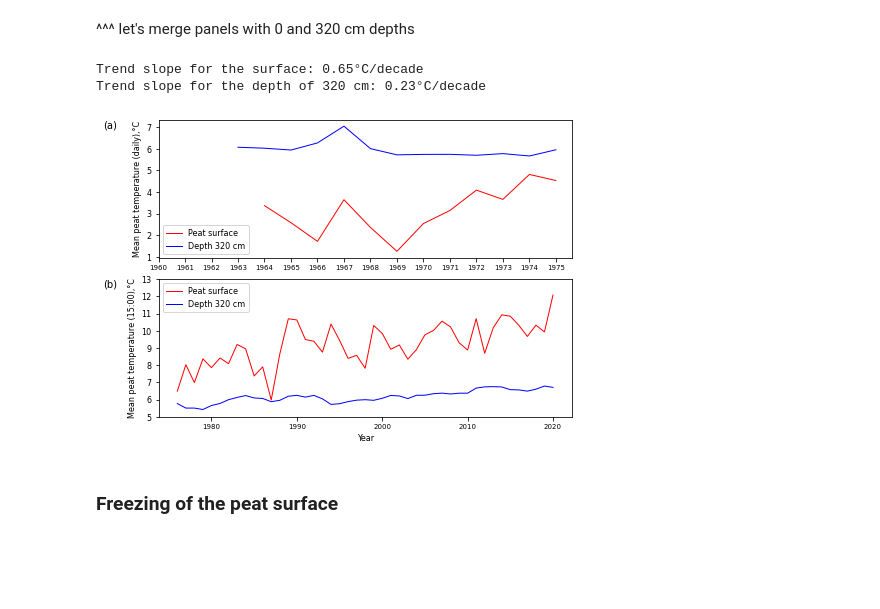
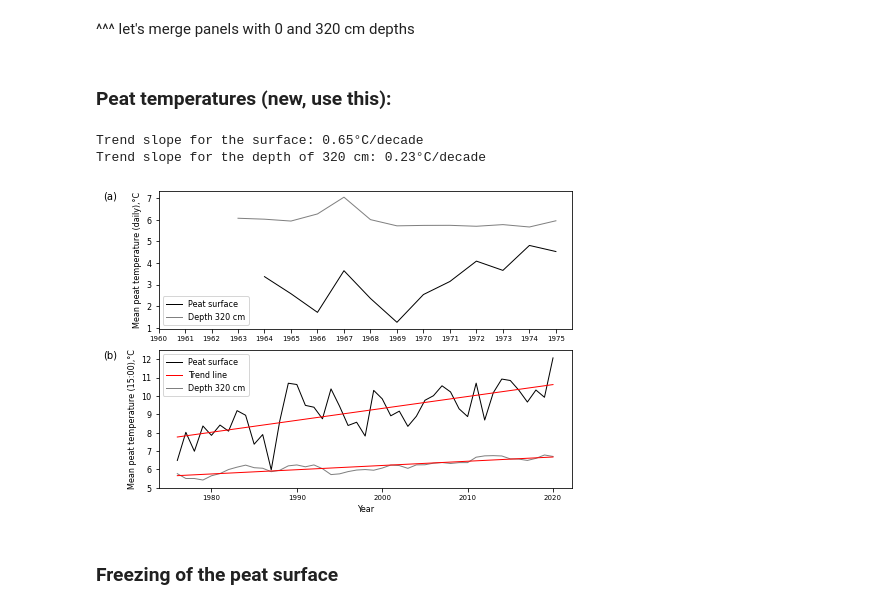
Before and after one commit to shi-hydrology/lammin-suo-plots, a Jupyter notebook: lammin_suo_plots.ipynb, the cells around one changed output. Cells and saved outputs as stored; diff of their text form; code cells hidden in the pictures; blank space fills up the shorter version.

```diff
--- a/lammin_suo_plots.ipynb
+++ b/lammin_suo_plots.ipynb
@@ -473,6 +475,7 @@ ax[0].set_xlim(28, 320)
 monthly_ticks(ax[0], crop=False)
 ax[0].set_xticklabels(("Sep", "Oct", "Nov", "Dec", "Jan", "Feb", "Mar", "Apr", "May", "Jun", "Jul"), minor=True)  # dirty but quick
 ax[0].set_ylabel("Thickness of the snow cover, cm")
+ax[0].legend()
 
 ################### Max snow cover thickness during the spring:
 df = tmp.loc[tmp.index.month < 6]
@@ -484,7 +487,7 @@ df.dropna(inplace=True)
 df["HYDRO_YEAR"] = (df.index.year - 1).astype(str) + "/" + df.index.year.astype(str)
 df = df.iloc[2:]  # 1956/1957 is not available, observation started only from Jan 1957; 1957/58 is not complete
 
-ax[1].plot(df["HYDRO_YEAR"], df["max"], color="k", linewidth=1, label="Thickness")
+ax[1].plot(df["HYDRO_YEAR"], df["max"], color="k", linewidth=1)
 
 df = df.loc[df["YEAR"] > 1988]
 df.dropna(inplace=True)
@@ -493,8 +496,8 @@ fit_fn = np.poly1d(fit)
 print("Trend eqn:", fit_fn)
 df["predicted"] = df["YEAR"] * fit[0] + fit[1]
 
-ax[1].plot(df["HYDRO_YEAR"], df["predicted"], color="grey", linewidth=1, label="Trend since 1988")
-ax[1].set_ylabel("Maximum thickess of the\nsnow cover in spring, cm")
+ax[1].plot(df["HYDRO_YEAR"], df["predicted"], color="r", linewidth=1, label="Trend line")
+ax[1].set_ylabel("The maximum snow thickess, cm")
 ax[1].set_ylim([-1, 130])
 # ax2.set_xlim([0, len(df["HYDRO_YEAR"])])
 
@@ -511,11 +514,21 @@ df["HYDRO_YEAR"] = (df.index.year - 1).astype(str) + "/" + df.index.year.astype(
 df = df.iloc[7:]
 # print("LENGTH", len(df.index))
 
-ax[2].plot(df["HYDRO_YEAR"], df["sum"], color="k", linewidth=1, label="")
+ax[2].plot(df["HYDRO_YEAR"], df["sum"], color="k", linewidth=1)
 ax[2].set_xlabel("Hydrological year")
-ax[2].set_ylabel("Period with a snow cover, days")
+ax[2].set_ylabel("Snow cover duration, days")
 # ax3.set_xlim([0, len(df["HYDRO_YEAR"])])
 ax[2].set_ylim([-1, 200])
+
+# trend line for snow cover duration:
+df["YEAR"] = df.index.year
+df = df.loc[df["YEAR"] > 1988]
+df.dropna(inplace=True)
+fit = np.polyfit(df["YEAR"], df["sum"], 1)
+fit_fn = np.poly1d(fit)
+print("Trend eqn:", fit_fn)
+df["predicted"] = df["YEAR"] * fit[0] + fit[1]
+ax[2].plot(df["HYDRO_YEAR"], df["predicted"], color="r", linewidth=1, label="Trend line")
 
 fig.tight_layout()
 
@@ -524,6 +537,7 @@ for a in (ax[1], ax[2]):
         tick.set_rotation(90)
     for tick in a.get_xticklabels()[1::2]:
         tick.set_visible(False)
+    a.legend()
 
 pos = ax[1].get_position()
 pts = pos.get_points()
@@ -541,7 +555,7 @@ ax[2].set_position(pos)
 
 mark_axes(ax, px=-0.10, py=1.00)
 
-fig_path = os.path.join(fig_dir, "test_03.png")
+fig_path = os.path.join(fig_dir, "fig_09.png")
 plt.savefig(fig_path, dpi=300, transparent=False, facecolor="white", bbox_inches="tight")
 # %% [output]
 Trend eqn:
@@ -619,6 +635,8 @@ Trend slope for the depth of 320 cm: 0.23°C/decade
 [figure]
 # %% [markdown]
 ^^^ let's merge panels with 0 and 320 cm depths
+# %% [markdown]
+### Peat temperatures (new, use this):
 # %%
 fig, ax = plt.subplots(2, 1)
 fig.set_size_inches(2*wu, 2*hu)
@@ -638,11 +656,11 @@ for site in ("PT1", ):  # site 2 was observed only during summertime, we won't u
 
     df_surf = df.loc[df["DEPTH"] == 0]
     df_surf = df_surf.resample("A")["PEAT_TEMP"].agg(["mean"])
-    ax[0].plot(df_surf.index.year, df_surf["mean"], color="r", linewidth=1, label="Peat surface")
+    ax[0].plot(df_surf.index.year, df_surf["mean"], color="k", linewidth=1, label="Peat surface")
 
     df_320 = df.loc[df["DEPTH"] == 320]
     df_320 = df_320.resample("A")["PEAT_TEMP"].agg(["mean"])
-    ax[0].plot(df_320.index.year, df_320["mean"], color="b", linewidth=1, label="Depth 320 cm")
+    ax[0].plot(df_320.index.year, df_320["mean"], color="grey", linewidth=1, label="Depth 320 cm")
 
 ax[0].xaxis.set_ticks(np.arange(df.index.year.min(), df.index.year.max()+1, 1))
 ax[0].set_ylabel("Mean peat temperature (daily),°C")
@@ -662,40 +680,44 @@ tmp = tmp.loc[tmp["SITE"] == "PT1"]
 # PEAT SURFACE
 df = tmp.loc[tmp["DEPTH"] == 0]
 # print(df)
 df = df.resample("A")["PEAT_TEMP"].agg(["mean", "max"])
 # print(df)
-ax[1].plot(df.index.year, df["mean"], color="r", linewidth=1, label="Peat surface")
+ax[1].plot(df.index.year, df["mean"], color="k", linewidth=1, label="Peat surface")
 # ax.plot(df.index.year, df["max"], color="k", linewidth=1, label="Site %s" % site)
 
 
 fit = np.polyfit(df.index.year, df["mean"], 1)
-# fit_fn = np.poly1d(fit)
 print("Trend slope for the surface: %s°C/decade" % round(fit[0] * 10, 2))
+fit_fn = np.poly1d(fit)
+df["predicted"] = df.index.year * fit[0] + fit[1]
+ax[1].plot(df.index.year, df["predicted"], color="r", linewidth=1, label="Trend line")
 
 # max available depth - 320 cm
 df = tmp.loc[tmp["DEPTH"] == 320]
 df = df.resample("A")["PEAT_TEMP"].agg(["mean"])
-ax[1].plot(df.index.year, df["mean"], color="b", linewidth=1, label="Depth 320 cm")
+ax[1].plot(df.index.year, df["mean"], color="grey", linewidth=1, label="Depth 320 cm")
 
 fit = np.polyfit(df.index.year, df["mean"], 1)
-# fit_fn = np.poly1d(fit)
 print("Trend slope for the depth of 320 cm: %s°C/decade" % round(fit[0] * 10, 2))
+fit_fn = np.poly1d(fit)
+df["predicted"] = df.index.year * fit[0] + fit[1]
+ax[1].plot(df.index.year, df["predicted"], color="r", linewidth=1)
 
 ax[1].set_ylabel("Mean peat temperature (15:00),°C")
-ax[1].set_ylim([5, 13])
+ax[1].set_ylim([5, 12.5])
 ax[1].legend()
 #
 mark_axes(ax, px=-0.1, py=1)
 ax[-1].set_xlabel("Year")
 
 fig.tight_layout()
 
-fig_path = os.path.join(fig_dir, "test_04_merged.png")
+fig_path = os.path.join(fig_dir, "fig_10.png")
 plt.savefig(fig_path, dpi=300, transparent=False, facecolor="white")
 # %% [output]
 Trend slope for the surface: 0.65°C/decade
 Trend slope for the depth of 320 cm: 0.23°C/decade
-[figure, old version]
+[figure, new version]
 # %% [markdown]
 ### Freezing of the peat surface
 # %%
```
Also changed, not shown: parts of 23 cells of this notebook, 1 other file.
